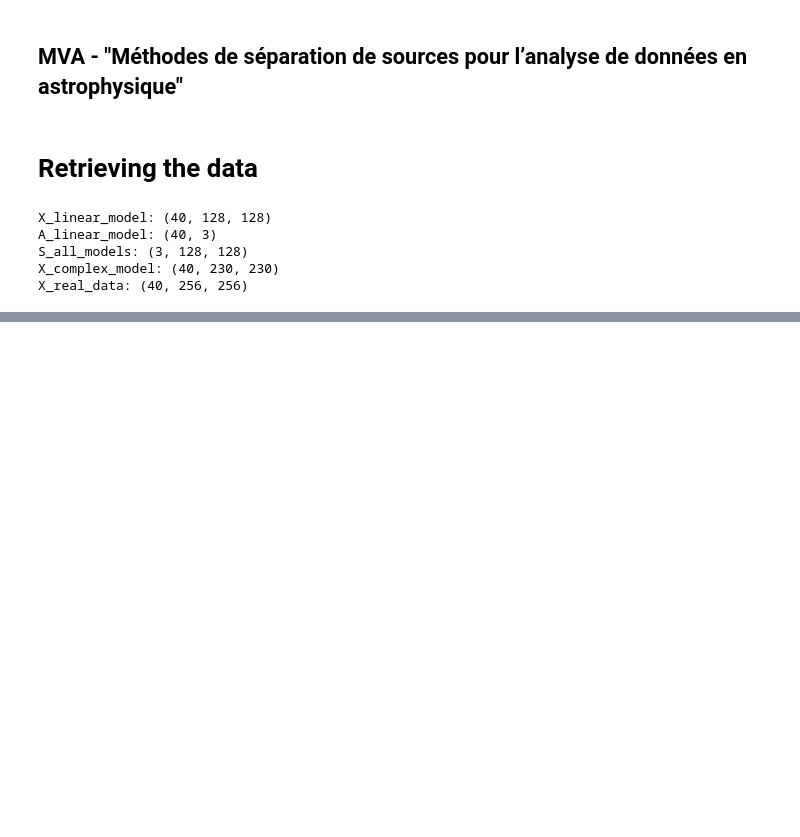
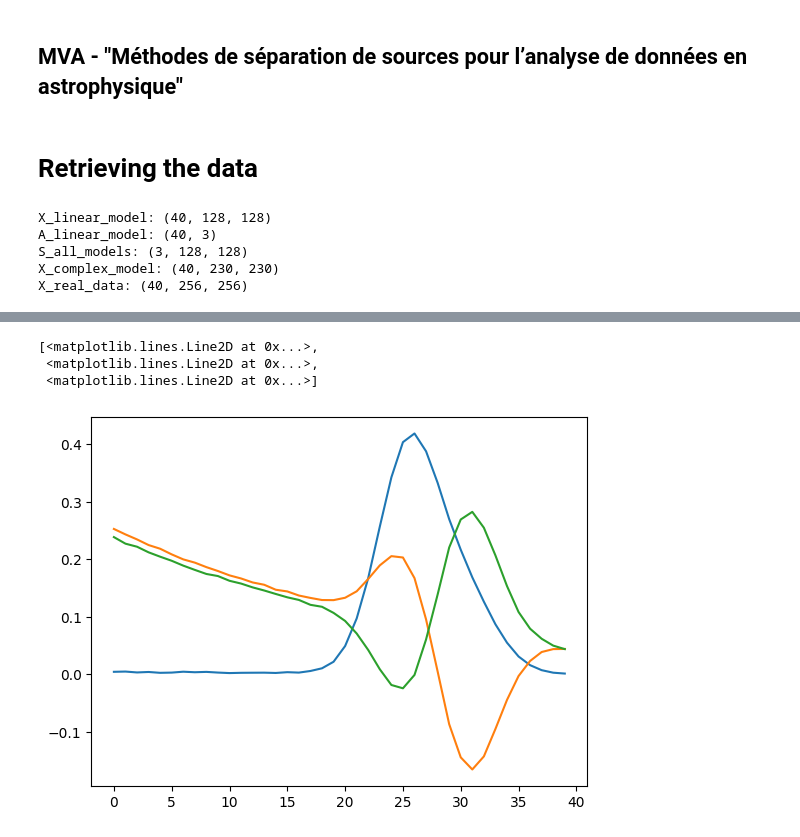
Before and after one commit to plbrbr/bss-project-2024, a Jupyter notebook: experiments.ipynb, the cells around one changed output, grey strips where cells are left out. Cells and saved outputs as stored; diff of their text form; code cells hidden in the pictures; blank space fills up the shorter version.

```diff
--- a/experiments.ipynb
+++ b/experiments.ipynb
@@ -27,0 +61,7 @@ X_real_data: (40, 256, 256)
+# %%
+plt.plot(A_est)
+# %% [output]
+[<matplotlib.lines.Line2D at 0x...>,
+ <matplotlib.lines.Line2D at 0x...>,
+ <matplotlib.lines.Line2D at 0x...>]
+[figure, added]
```
Also changed, not shown: parts of 13 cells of this notebook.
